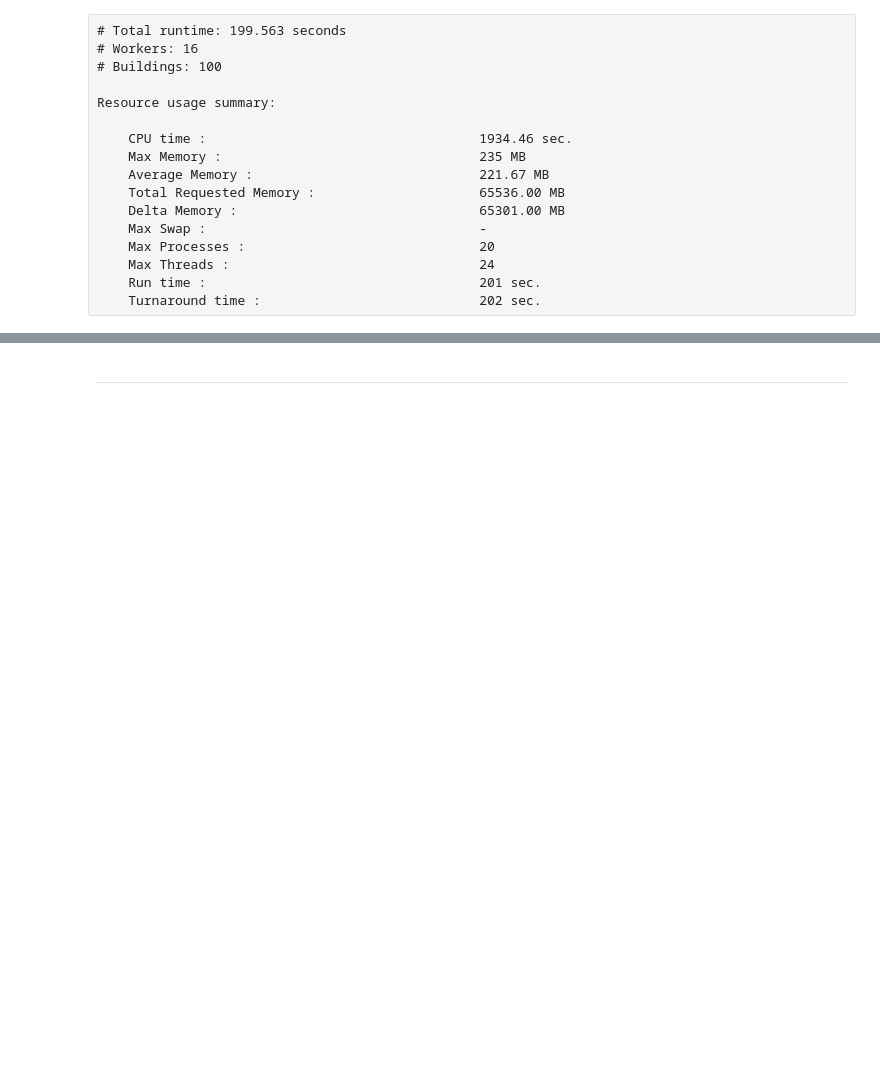
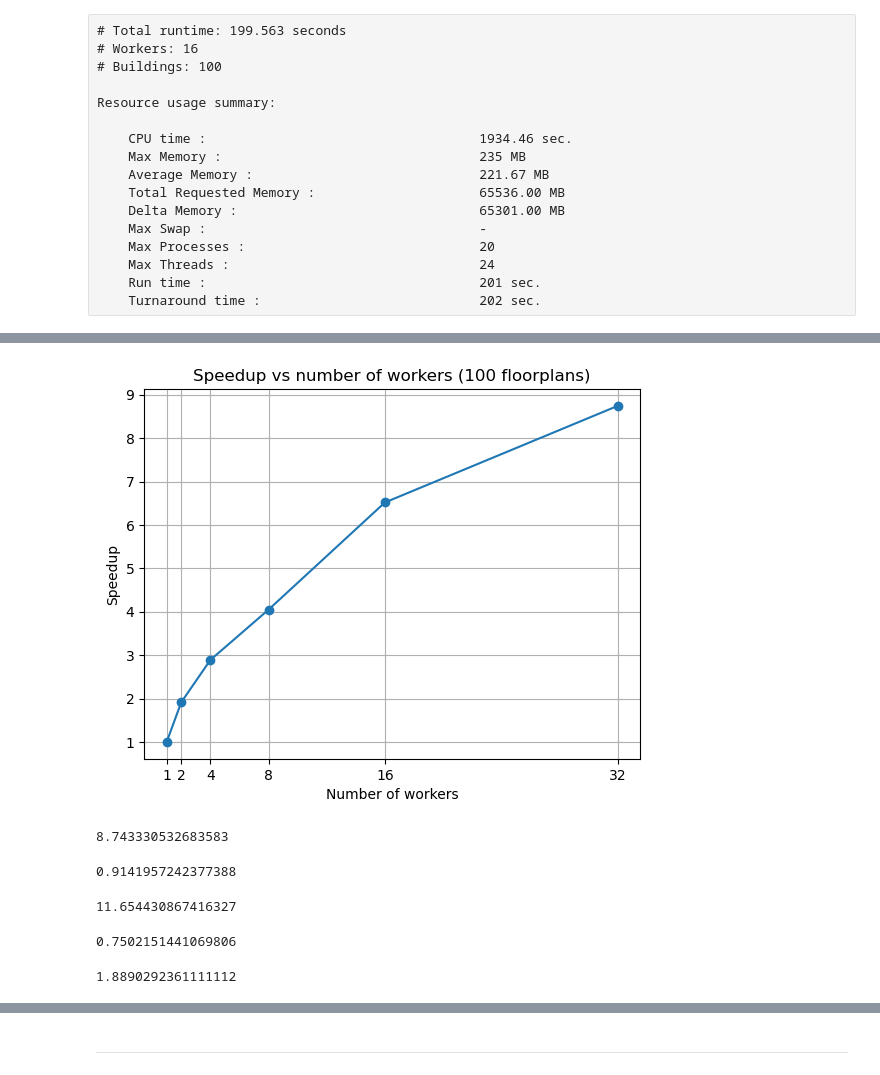
Before and after one commit to AskeSchroder/High_Performance_Computing_Project2, a Jupyter notebook: new_results.ipynb, the cells around one changed output, grey strips where cells are left out. Saved outputs shown, nothing was run; the diff lists cells and outputs as text; code cells hidden in the pictures; blank space fills up the shorter version.

```diff
--- a/new_results.ipynb
+++ b/new_results.ipynb
@@ -268,0 +294,41 @@ plt.show()
+# %%
+# Create speedup plot from provided data
+import matplotlib.pyplot as plt
+
+workers = [1, 2, 4, 8, 16, 32]
+times = [1300.789, 679.876, 450.448, 321.36, 199.563, 148.775]
+
+# Compute speedup relative to 1 worker
+baseline = times[0]
+speedup = [baseline / t for t in times]
+
+plt.figure()
+plt.plot(workers, speedup, marker='o')
+plt.xlabel("Number of workers")
+plt.ylabel("Speedup")
+plt.title("Speedup vs number of workers (100 floorplans)")
+plt.xticks(workers)
+plt.grid()
+plt.show()
+# %% [output]
+[figure, added]
+# %%
+1300.789/148.775
+# %% [output]
+8.743330532683583
+# %%
+(1 - 1/8.743330532683583)/(1 - 1/32)
+# %% [output]
+0.9141957242377388
+# %%
+1/(1-0.9141957242377388)
+# %% [output]
+11.654430867416327
+# %%
+8.743330532683583/11.654430867416327
+# %% [output]
+0.7502151441069806
+# %%
+4571/100 * 148.775 /60/60
+# %% [output]
+1.8890292361111112
```
Also changed, not shown: parts of 9 cells of this notebook.
